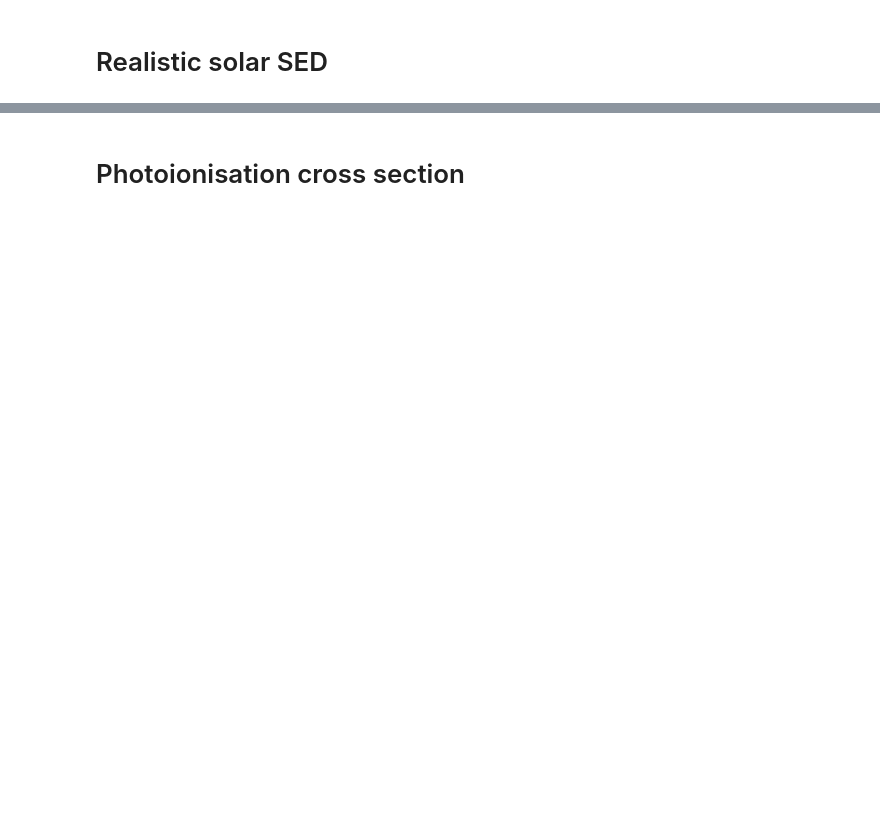
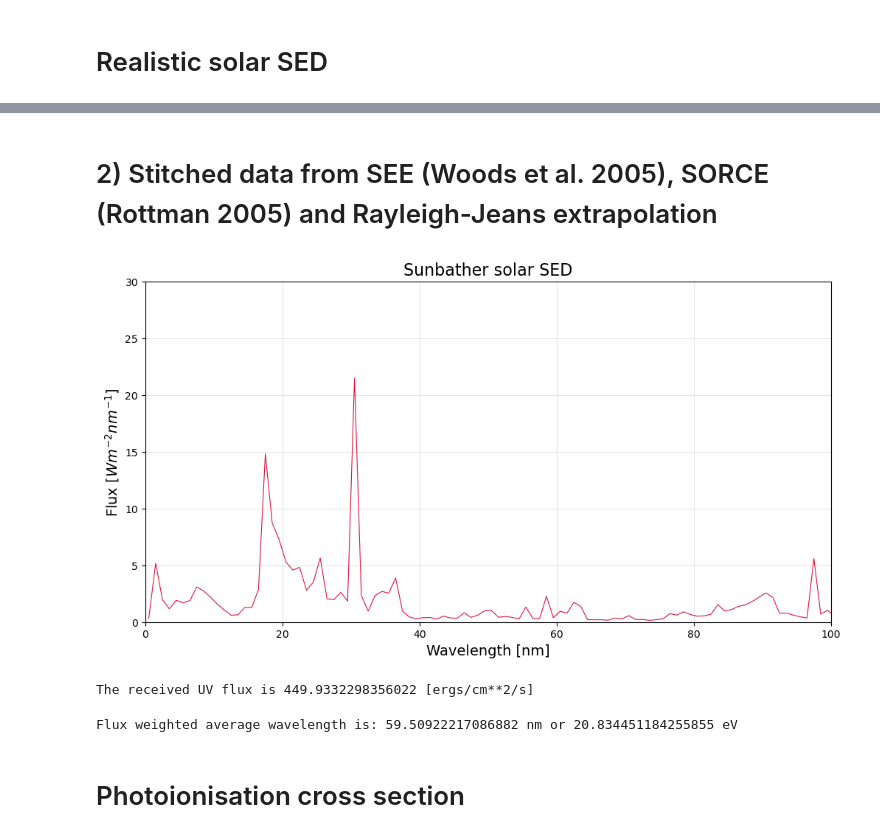
Before and after one commit to shih-jim/escape, a Jupyter notebook: energy_conservation.ipynb, the cells around one changed output, grey strips where cells are left out. Drawn from its saved outputs; the diff is of its cells as text; code cells hidden in the pictures; blank space fills up the shorter version.

Commit message:
Matching new SED from sunbather and try to match Murry-Clay 2009

```diff
--- a/energy_conservation.ipynb
+++ b/energy_conservation.ipynb
@@ -314,3 +318,51 @@ flux weighted average wavelength is: 56.0837273013167 nm or 22.106982613170477 e
+# %% [markdown]
+# 2) Stitched data from SEE (Woods et al. 2005), SORCE (Rottman 2005) and Rayleigh-Jeans extrapolation
+# %%
+data = np.loadtxt('SEDs/sunbather_solar.txt', skiprows=1)
+
+wavelength = data[:,0]/10   # convert from Angstrom to nm
+
+flux_nuFnu = data[:, 1] # erg/cm^2/s
+
+# Calculate F_lambda in [erg/s/cm^2/nm]
+flux_AU = flux_nuFnu / wavelength #erg/s/cm^2/nm, this flux is at 1 AU, so we need to scale it to the solar surface
+
+flux_solar_surface_erg = flux_AU * (tools.AU/r_star)**2 # erg/s/cm^2/nm, this is the flux at the solar surface
+
+plt.figure(figsize=(12, 6))
+plt.plot(wavelength, flux_solar_surface_erg/1e3, color='crimson', linewidth=0.8)
+
+
+plt.xlabel('Wavelength [nm]', fontsize=14)
+plt.ylabel(r'Flux [$W m^{-2} nm^{-1}$]', fontsize=14)
+plt.title('Sunbather solar SED', fontsize=16)
+plt.grid(True, which="both", ls="-", alpha=0.3)
+plt.xlim(0, 100)
+plt.ylim(0, 30)
+plt.show()
+# %% [output]
+[figure, added]
+# %%
+distance = 0.05*tools.AU # distance from the star to the planet in [m]
+scale_factor = (r_star/distance)**2
+
+
+mask = (wavelength >= 31) & (wavelength <= 91)
+
+wavelength_range = wavelength[mask]
+flux_range = flux_solar_surface_erg[mask]
+
+
+total_flux_erg = np.trapezoid(flux_range*scale_factor, wavelength_range)
+print(r'The received UV flux is', total_flux_erg, r"[ergs/cm**2/s]")
+# %% [output]
+The received UV flux is 449.9332298356022 [ergs/cm**2/s]
+# %%
+weighted_average = np.average(wavelength_range, weights=flux_range)
+
+print("Flux weighted average wavelength is:", weighted_average, "nm or", tools.h * tools.c/(tools.eV*weighted_average*1e-9), "eV")
+# %% [output]
+Flux weighted average wavelength is: 59.50922217086882 nm or 20.834451184255855 eV
 # %% [markdown]
 # Photoionisation cross section
 # %%
```
Also changed, not shown: parts of 9 cells of this notebook.
